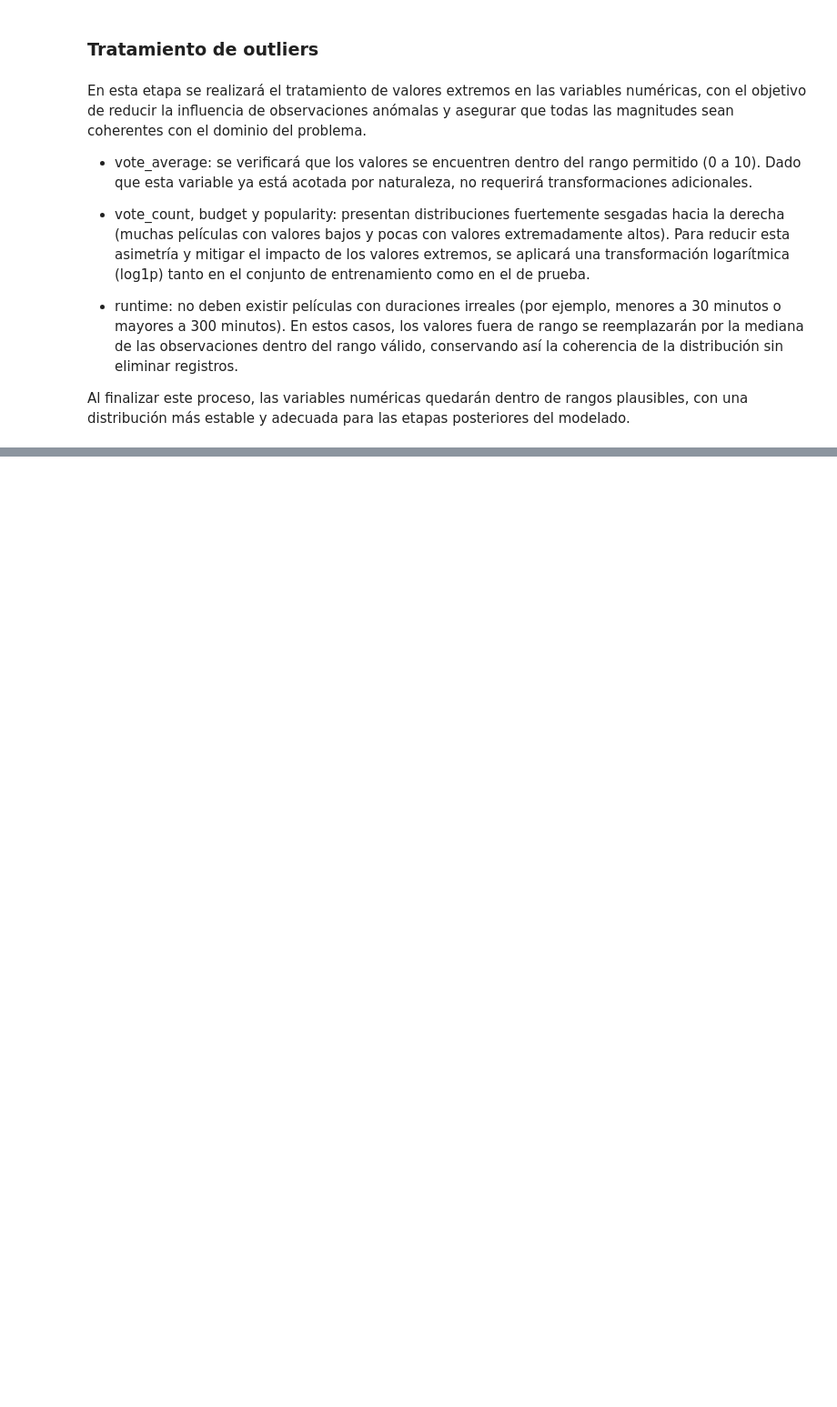
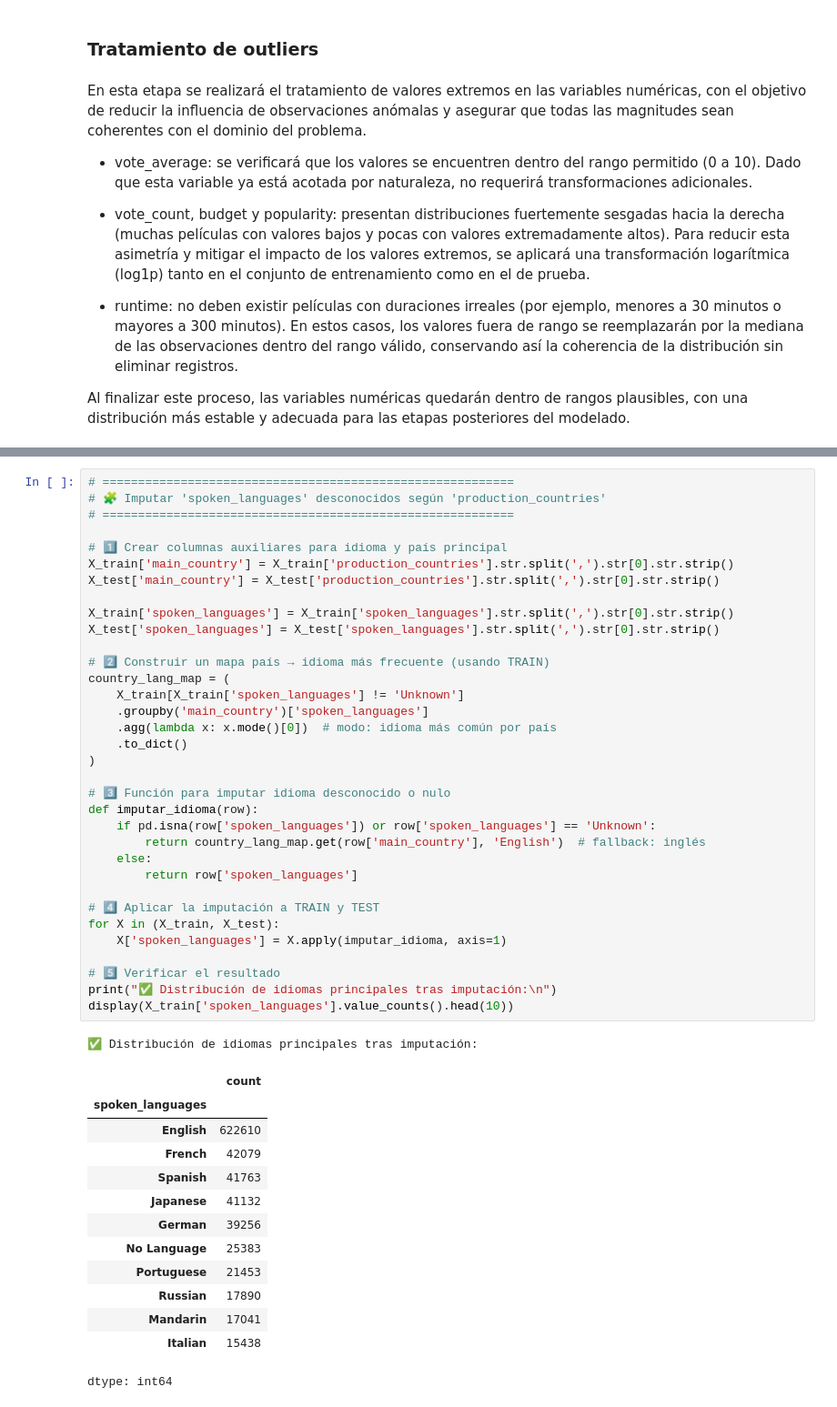
Before and after one commit to jbrazonath/TP_AndD, a Jupyter notebook: TrabajoPráctico.ipynb, the cells around one changed output, grey strips where cells are left out. Shown at 91% size. Cells and saved outputs as stored; diff of their text form; blank space fills up the shorter version.

```diff
--- a/TrabajoPráctico.ipynb
+++ b/TrabajoPráctico.ipynb
@@ -670,0 +953,49 @@ Mediana usada para reemplazo: 66.0
+# %%
+# ==========================================================
+# 🧩 Imputar 'spoken_languages' desconocidos según 'production_countries'
+# ==========================================================
+
+# 1️⃣ Crear columnas auxiliares para idioma y país principal
+X_train['main_country'] = X_train['production_countries'].str.split(',').str[0].str.strip()
+X_test['main_country'] = X_test['production_countries'].str.split(',').str[0].str.strip()
+
+X_train['spoken_languages'] = X_train['spoken_languages'].str.split(',').str[0].str.strip()
+X_test['spoken_languages'] = X_test['spoken_languages'].str.split(',').str[0].str.strip()
+
+# 2️⃣ Construir un mapa país → idioma más frecuente (usando TRAIN)
+country_lang_map = (
+    X_train[X_train['spoken_languages'] != 'Unknown']
+    .groupby('main_country')['spoken_languages']
+    .agg(lambda x: x.mode()[0])  # modo: idioma más común por país
+    .to_dict()
+)
+
+# 3️⃣ Función para imputar idioma desconocido o nulo
+def imputar_idioma(row):
+    if pd.isna(row['spoken_languages']) or row['spoken_languages'] == 'Unknown':
+        return country_lang_map.get(row['main_country'], 'English')  # fallback: inglés
+    else:
+        return row['spoken_languages']
+
+# 4️⃣ Aplicar la imputación a TRAIN y TEST
+for X in (X_train, X_test):
+    X['spoken_languages'] = X.apply(imputar_idioma, axis=1)
+
+# 5️⃣ Verificar el resultado
+print("✅ Distribución de idiomas principales tras imputación:\n")
+display(X_train['spoken_languages'].value_counts().head(10))
+# %% [output]
+✅ Distribución de idiomas principales tras imputación:
+|  | count |
+| spoken_languages |  |
+| English | 622610 |
+| French | 42079 |
+| Spanish | 41763 |
+| Japanese | 41132 |
+| German | 39256 |
+| No Language | 25383 |
+| Portuguese | 21453 |
+| Russian | 17890 |
+| Mandarin | 17041 |
+| Italian | 15438 |
+dtype: int64
```
Also changed, not shown: parts of 33 cells of this notebook.
